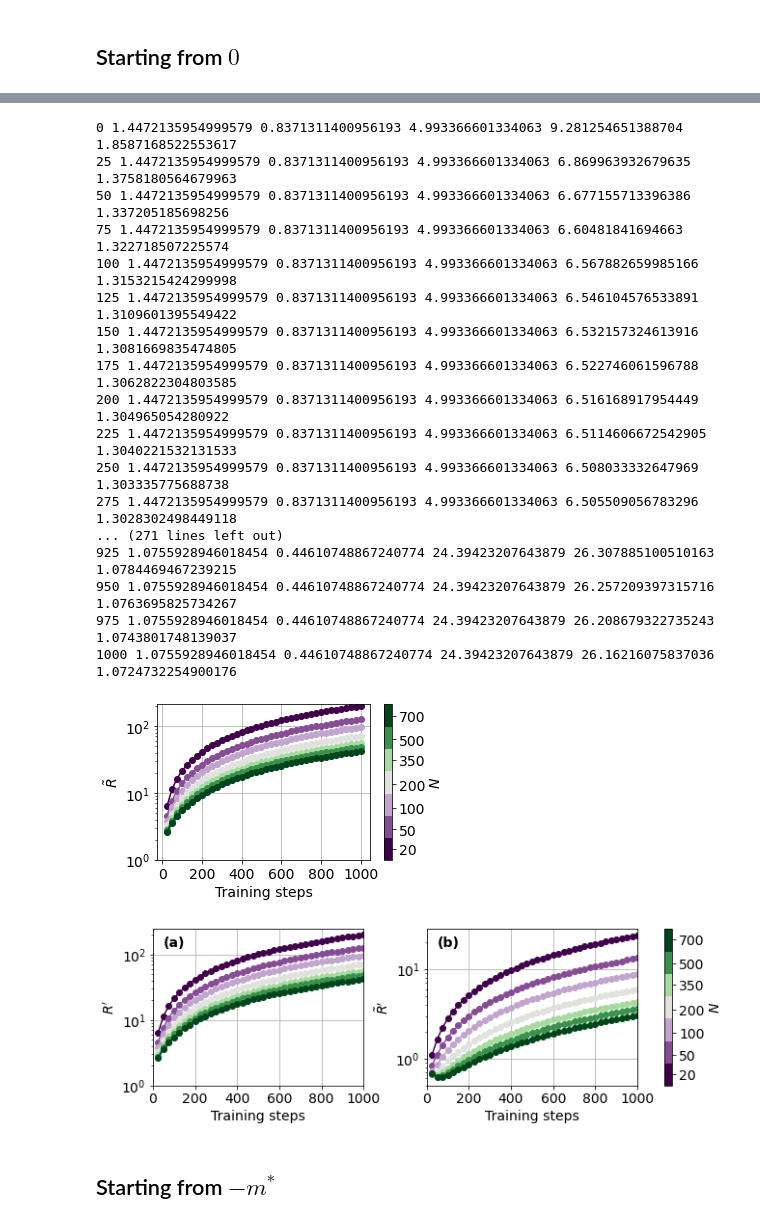
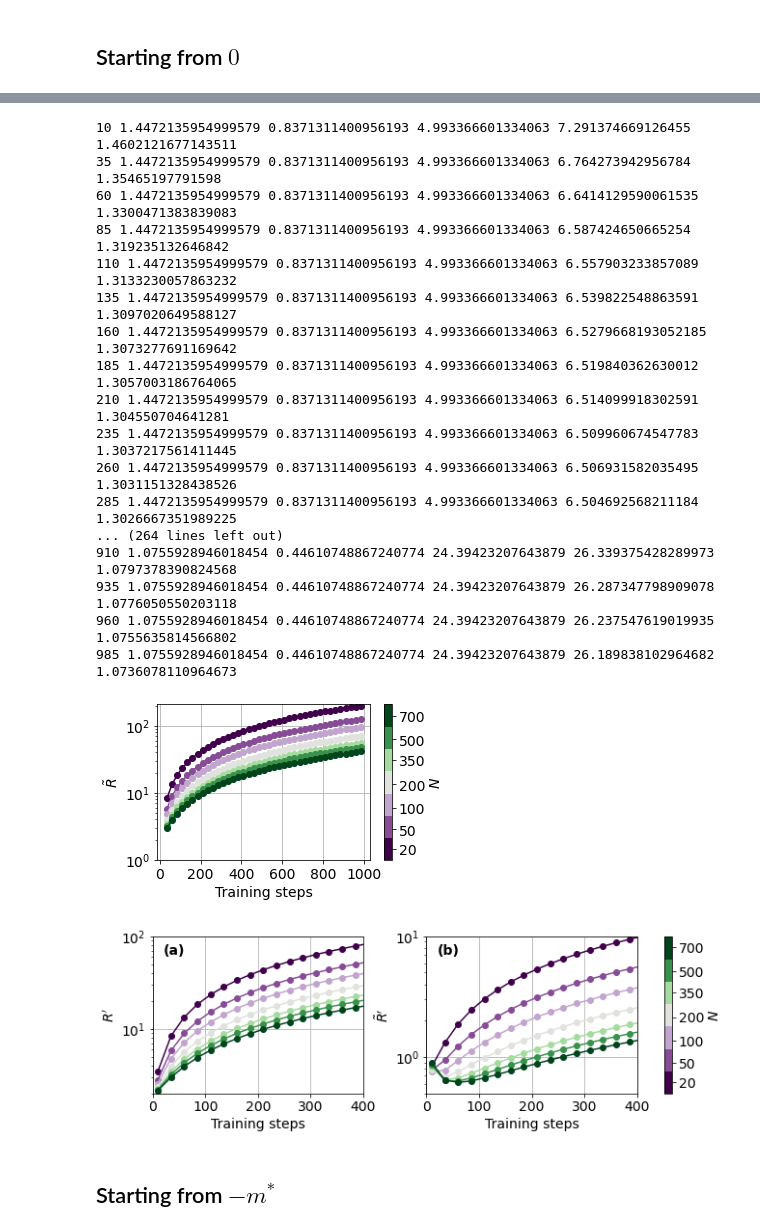
Before and after one commit to Laplaxe/MonteCarloGA_CW, a Jupyter notebook: Code/first_passages.ipynb, the cells around one changed output, grey strips where cells are left out. Cells and saved outputs as stored; diff of their text form; code cells hidden in the pictures.

Commit message:
updated figures 8 and 9

```diff
--- a/Code/first_passages.ipynb
+++ b/Code/first_passages.ipynb
@@ -1020,7 +1020,7 @@ Ns = [20, 50, 100, 200, 350, 500, 700]
 
 cvalues = [0.210102, 0.143354, 0.105536, 0.0768534, 0.0591336, 0.0499253, 0.0425013]
 
-times = np.arange(0, 1001, 25)  # training times
+times = np.concatenate((np.arange(0, 50, 5), np.arange(50, 100, 10), np.arange(100, 1001, 25)))  # training times
 num_epochs = len(times)  # 1001 or as needed
 
 for i, N in enumerate(Ns):
@@ -1241,7 +1240,7 @@ Ns = [20, 50, 100, 200, 350, 500, 700]
 
 cvalues = [0.210102, 0.143354, 0.105536, 0.0768534, 0.0591336, 0.0499253, 0.0425013]
 
-times = np.arange(0, 1001, 25)  # training times
+times = np.arange(10, 1001, 25)  # training times
 num_epochs = len(times)  # 1001 or as needed
 
 for i, N in enumerate(Ns):
@@ -1367,7 +1366,7 @@ Ns = [20, 50, 100, 200, 350, 500, 700]
 
 cvalues = [0.210102, 0.143354, 0.105536, 0.0768534, 0.0591336, 0.0499253, 0.0425013]
 
-times = np.arange(0, 1001, 25)  # training times
+times = np.arange(10, 1001, 25)  # training times
 num_epochs = len(times)  # 1001 or as needed
 
 for i, N in enumerate(Ns):
@@ -1413,23 +1412,23 @@ for i, N in enumerate(Ns):
 
     all_results2.append(results)
 # %% [output]
-0 1.4472135954999579 0.8371311400956193 4.993366601334063 9.281254651388704 1.8587168522553617
-25 1.4472135954999579 0.8371311400956193 4.993366601334063 6.869963932679635 1.3758180564679963
-50 1.4472135954999579 0.8371311400956193 4.993366601334063 6.677155713396386 1.337205185698256
-75 1.4472135954999579 0.8371311400956193 4.993366601334063 6.60481841694663 1.322718507225574
-100 1.4472135954999579 0.8371311400956193 4.993366601334063 6.567882659985166 1.3153215424299998
-125 1.4472135954999579 0.8371311400956193 4.993366601334063 6.546104576533891 1.3109601395549422
-150 1.4472135954999579 0.8371311400956193 4.993366601334063 6.532157324613916 1.3081669835474805
-175 1.4472135954999579 0.8371311400956193 4.993366601334063 6.522746061596788 1.3062822304803585
-200 1.4472135954999579 0.8371311400956193 4.993366601334063 6.516168917954449 1.304965054280922
-225 1.4472135954999579 0.8371311400956193 4.993366601334063 6.5114606672542905 1.3040221532131533
-250 1.4472135954999579 0.8371311400956193 4.993366601334063 6.508033332647969 1.303335775688738
-275 1.4472135954999579 0.8371311400956193 4.993366601334063 6.505509056783296 1.3028302498449118
-... (271 lines left out)
-925 1.0755928946018454 0.44610748867240774 24.39423207643879 26.307885100510163 1.0784469467239215
-950 1.0755928946018454 0.44610748867240774 24.39423207643879 26.257209397315716 1.0763695825734267
-975 1.0755928946018454 0.44610748867240774 24.39423207643879 26.208679322735243 1.0743801748139037
-1000 1.0755928946018454 0.44610748867240774 24.39423207643879 26.16216075837036 1.0724732254900176
+10 1.4472135954999579 0.8371311400956193 4.993366601334063 7.291374669126455 1.4602121677143511
+35 1.4472135954999579 0.8371311400956193 4.993366601334063 6.764273942956784 1.35465197791598
+60 1.4472135954999579 0.8371311400956193 4.993366601334063 6.6414129590061535 1.3300471383839083
+85 1.4472135954999579 0.8371311400956193 4.993366601334063 6.587424650665254 1.319235132646842
+110 1.4472135954999579 0.8371311400956193 4.993366601334063 6.557903233857089 1.3133230057863232
+135 1.4472135954999579 0.8371311400956193 4.993366601334063 6.539822548863591 1.3097020649588127
+160 1.4472135954999579 0.8371311400956193 4.993366601334063 6.5279668193052185 1.3073277691169642
+185 1.4472135954999579 0.8371311400956193 4.993366601334063 6.519840362630012 1.3057003186764065
+210 1.4472135954999579 0.8371311400956193 4.993366601334063 6.514099918302591 1.304550704641281
+235 1.4472135954999579 0.8371311400956193 4.993366601334063 6.509960674547783 1.3037217561411445
+260 1.4472135954999579 0.8371311400956193 4.993366601334063 6.506931582035495 1.3031151328438526
+285 1.4472135954999579 0.8371311400956193 4.993366601334063 6.504692568211184 1.3026667351989225
+... (264 lines left out)
+910 1.0755928946018454 0.44610748867240774 24.39423207643879 26.339375428289973 1.0797378390824568
+935 1.0755928946018454 0.44610748867240774 24.39423207643879 26.287347798909078 1.0776050550203118
+960 1.0755928946018454 0.44610748867240774 24.39423207643879 26.237547619019935 1.0755635814566802
+985 1.0755928946018454 0.44610748867240774 24.39423207643879 26.189838102964682 1.0736078110964673
 # %%
 custom_cmap = mcolors.LinearSegmentedColormap.from_list("ptog", ptog)
 
@@ -1480,7 +1479,7 @@ plt.tight_layout()
 #plt.savefig(f"../Plots/FPS_comparison_vanilla.pdf", bbox_inches='tight')
 plt.show()
 # %% [output]
-[figure, old version]
+[figure, new version]
 # %%
 import matplotlib.pyplot as plt
 import matplotlib.colors as mcolors
@@ -1514,42 +1513,44 @@ fig, axs = plt.subplots(1, 2, figsize=(10, 3),
 # Plot first dataset on left subplot (all_results2)
 for i, results in enumerate(all_results2):
     results = np.array(results)
-    axs[0].plot(results[1:, 0], (results[1:, -2] + results[1:, 0]) / results[1:, -3],
+    axs[0].plot(results[:, 0], (results[:, -2] + results[:, 0]) / results[:, -3],
                 marker="o", alpha=1, color=discrete_colors[i])
 axs[0].set_xlabel(r'Training steps', fontsize=14)
 axs[0].set_ylabel(r"$R'$", fontsize=14)
 axs[0].set_yscale("log")
 axs[0].set_ylim(1, None)
-axs[0].set_xlim(0, 1000)
+axs[0].set_xlim(0, 400)
+axs[0].set_ylim(2, 100)
 axs[0].grid(True)
 axs[0].tick_params(axis='both', labelsize=14)
 
 # Plot second dataset on right subplot (all_results)
 for i, results in enumerate(all_results):
     results = np.array(results)
-    axs[1].plot(results[1:, 0], (results[1:, -2] + results[1:, 0]) / results[1:, -3],
+    axs[1].plot(results[:, 0], (results[:, -2] + results[:, 0]) / results[:, -3],
                 marker="o", alpha=1, color=discrete_colors[i])
 axs[1].set_xlabel(r'Training steps', fontsize=14)
 axs[1].set_ylabel(r"$\tilde{R}'$", fontsize=14)
 axs[1].set_yscale("log")
 axs[1].grid(True)
 axs[1].set_ylim(0.5, None)
-axs[1].set_xlim(0, 1000)
+axs[1].set_xlim(0, 400)
+axs[1].set_ylim(0.5, 10)
 axs[1].tick_params(axis='both', labelsize=14)
 
 axs[0].text(0.05, 0.95, "(a)", transform=axs[0].transAxes, fontsize=14, verticalalignment='top', fontweight='bold')
 axs[1].text(0.05, 0.95, "(b)", transform=axs[1].transAxes, fontsize=14, verticalalignment='top', fontweight='bold')
 
 # Add the colorbar on the right, spanning both subplots
 cbar = fig.colorbar(sm, ax=axs, boundaries=boundaries, ticks=Ns, orientation='vertical', fraction=0.05, pad=0.05)
 cbar.set_label(r'$N$', fontsize=14)
 cbar.ax.tick_params(labelsize=14)
 
 plt.tight_layout()
 plt.savefig(f"../Plots/FPS_comparison_vanilla_both.pdf", bbox_inches='tight')
 plt.show()
 # %% [output]
-[figure, old version]
+[figure, new version]
 # %% [markdown]
 ## Starting from $-m^*$
 # %%
```
Also changed, not shown: parts of 6 cells of this notebook, 4 other files.
